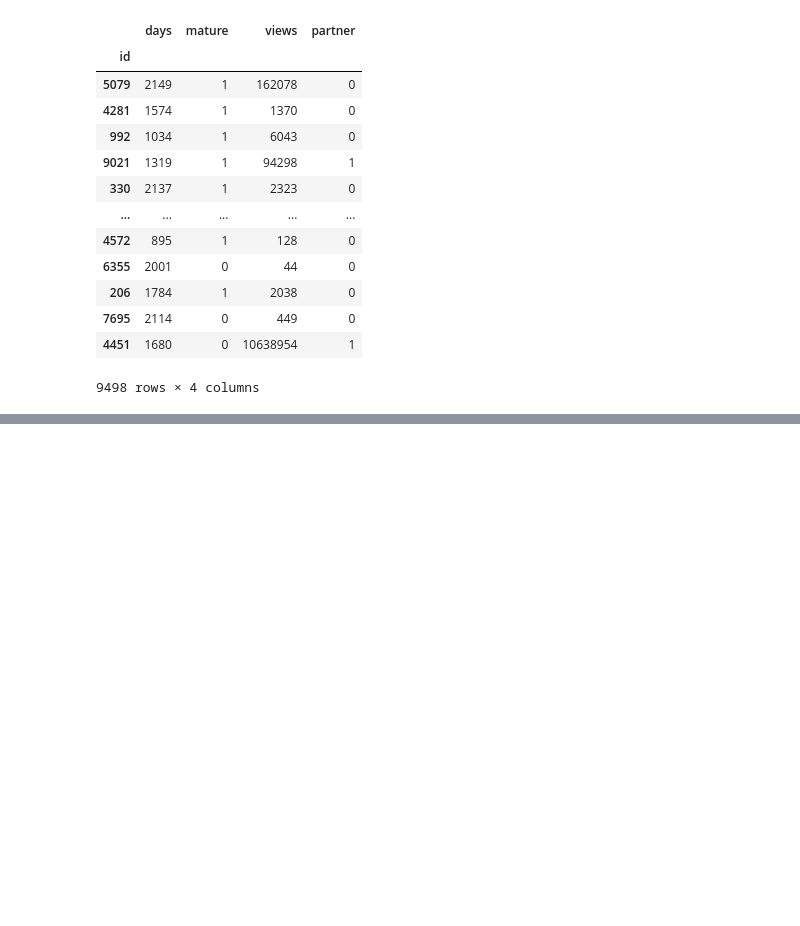
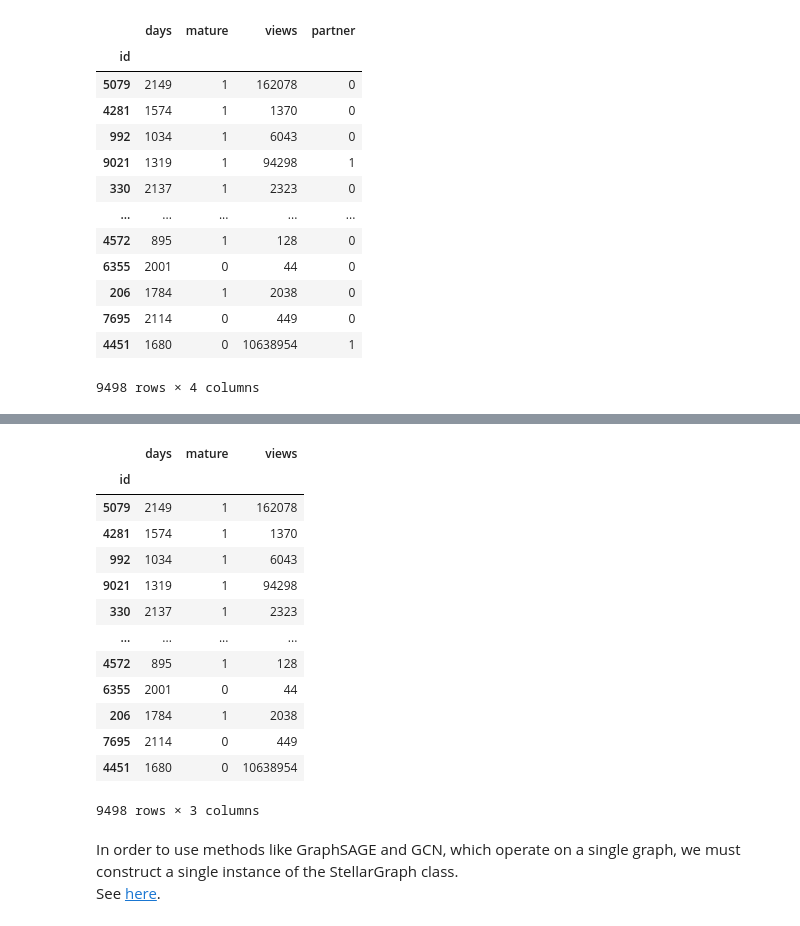
Before and after one commit to SiimSuitslepp/Twitch_social_network, a Jupyter notebook: Twitch_socail_network.ipynb, the cells around one changed output, grey strips where cells are left out. Saved outputs shown, nothing was run; the diff lists cells and outputs as text; code cells hidden in the pictures; blank space fills up the shorter version.

```diff
--- a/Twitch_socail_network.ipynb
+++ b/Twitch_socail_network.ipynb
@@ -196,0 +295,4 @@ p.set(title = "Correlation heatmap")
+# %%
+# Replacing the current index by moving the 'id' column to it
+nodes2 = nodes.set_index('id')
+nodes2
@@ -196,0 +314,22 @@ p.set(title = "Correlation heatmap")
+# %%
+# Dropping the 'label' column
+nodes_no_subject = nodes2.drop(columns="partner")
+nodes_no_subject
+# %% [output]
+|  | days | mature | views |
+| id |  |  |  |
+| 5079 | 2149 | 1 | 162078 |
+| 4281 | 1574 | 1 | 1370 |
+| 992 | 1034 | 1 | 6043 |
+| 9021 | 1319 | 1 | 94298 |
+| 330 | 2137 | 1 | 2323 |
+| ... | ... | ... | ... |
+| 4572 | 895 | 1 | 128 |
+| 6355 | 2001 | 0 | 44 |
+| 206 | 1784 | 1 | 2038 |
+| 7695 | 2114 | 0 | 449 |
+| 4451 | 1680 | 0 | 10638954 |
+9498 rows × 3 columns
+# %% [markdown]
+In order to use methods like GraphSAGE and GCN, which operate on a single graph, we must construct a single instance of the StellarGraph class.
+See [here](https://stellargraph.readthedocs.io/en/latest/demos/basics/loading-pandas.html).
```
Also changed, not shown: parts of 78 cells of this notebook, 1 other file.
